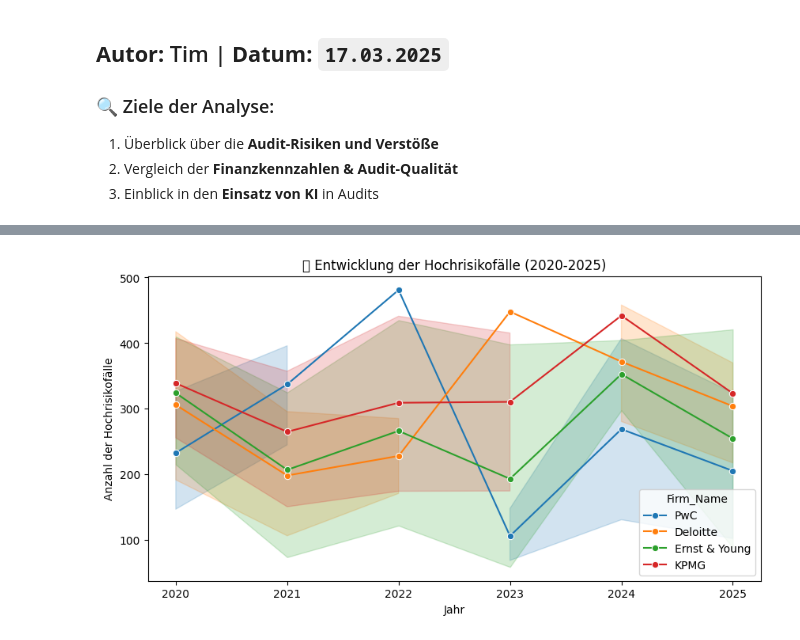
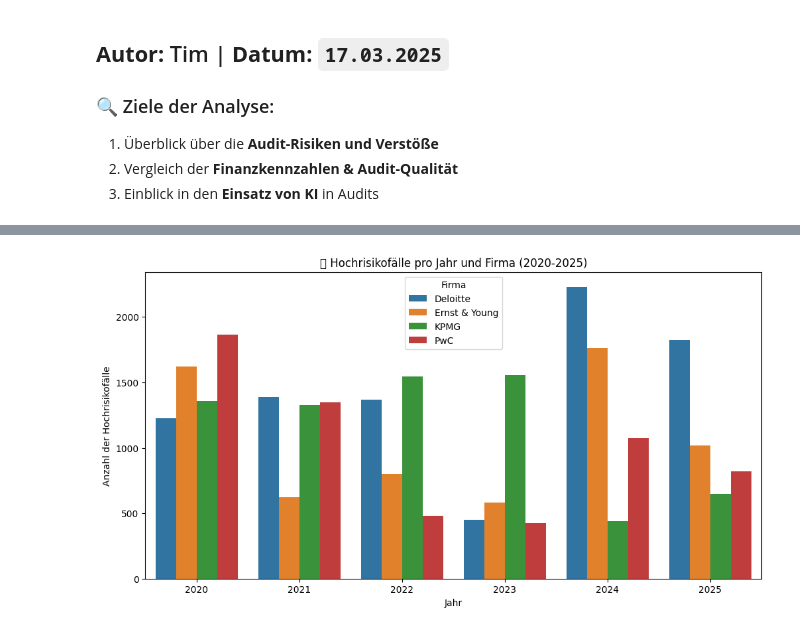
Before and after one commit to timmiflimmi/big4-financial-risk-analysis, a Jupyter notebook: big4_analysis.ipynb, the cells around one changed output, grey strips where cells are left out. Cells and saved outputs as stored; diff of their text form; code cells hidden in the pictures.

```diff
--- a/big4_analysis.ipynb
+++ b/big4_analysis.ipynb
@@ -24,0 +72,9 @@ df.head()
+# %%
+# Hochrisikofälle ausgeben
+print("📊 Hochrisikofälle (High Risk Cases) pro Jahr und Firma:")
+print(df.groupby(["Year", "Firm_Name"])["High_Risk_Cases"].sum())
+
+# Optional: Falls du das als DataFrame sehen möchtest:
+df_high_risk = df.groupby(["Year", "Firm_Name"])["High_Risk_Cases"].sum().reset_index()
+print("\n🔍 Übersicht als DataFrame:")
+print(df_high_risk)
@@ -25,12 +99,14 @@ df.head()
 # %%
 import matplotlib.pyplot as plt
 import seaborn as sns
 
-plt.figure(figsize=(10,5))
-sns.lineplot(data=df, x="Year", y="High_Risk_Cases", hue="Firm_Name", marker="o")
-plt.title("📉 Entwicklung der Hochrisikofälle (2020-2025)")
+plt.figure(figsize=(12,6))
+sns.barplot(data=df_high_risk, x="Year", y="High_Risk_Cases", hue="Firm_Name")
+
+plt.title("📊 Hochrisikofälle pro Jahr und Firma (2020-2025)")
 plt.xlabel("Jahr")
 plt.ylabel("Anzahl der Hochrisikofälle")
+plt.legend(title="Firma")
 plt.show()
 # %% [output]
-[figure, old version]
+[figure, new version]
```
Also changed, not shown: parts of 10 cells of this notebook.
